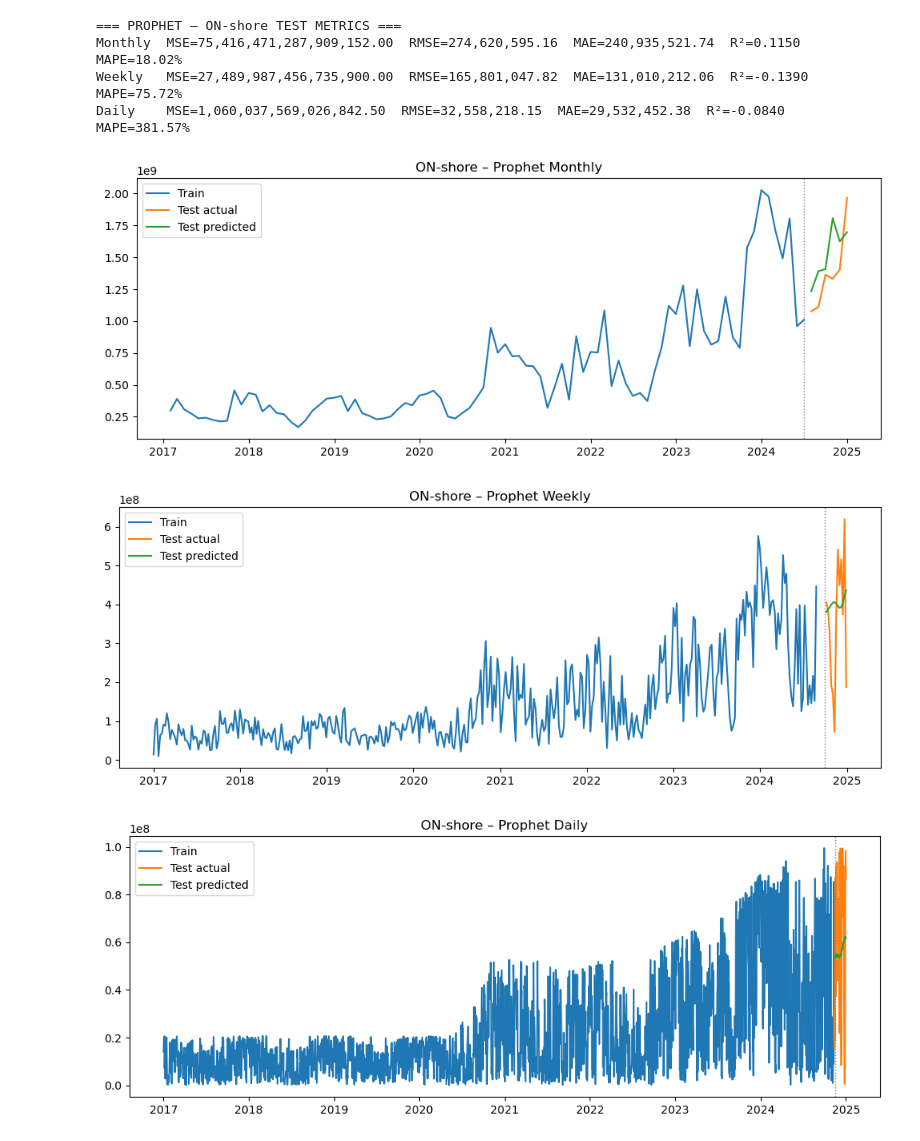
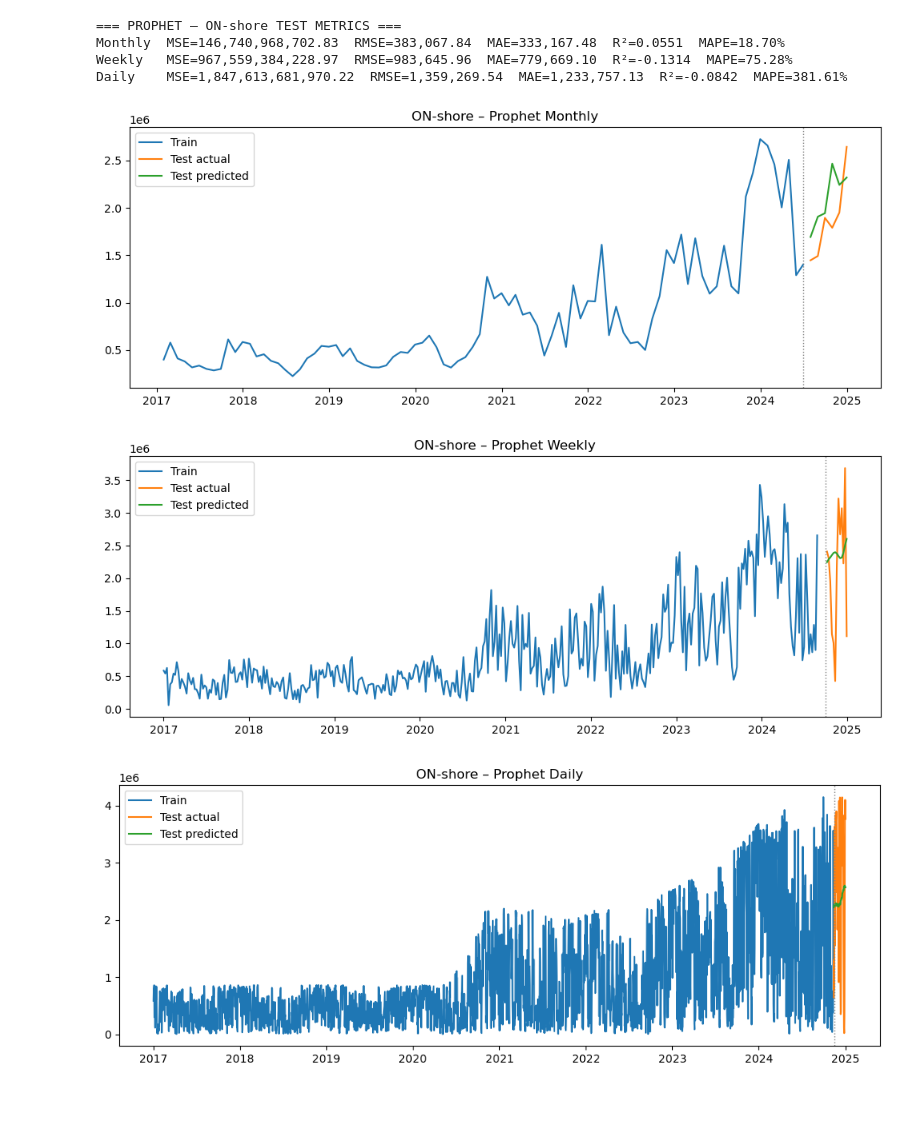
Before and after one commit to benrodion/Watts-next, a Jupyter notebook: models_prophet.ipynb, the cells around one changed output. Cells and saved outputs as stored; diff of their text form; code cells hidden in the pictures; blank space fills up the shorter version.

```diff
--- a/models_prophet.ipynb
+++ b/models_prophet.ipynb
@@ -6,7 +6,7 @@ import pandas as pd, numpy as np, matplotlib.pyplot as plt
 from sklearn.metrics import mean_squared_error, mean_absolute_error, r2_score
 from prophet import Prophet
 
-DATA_PATH = "final_offshore_data_2017_2025.csv"
+DATA_PATH = "/Users/polina/Watts-next/data/final_offshore_data_2017_2025.csv"
 SITE      = "OFF‑shore"
 
 # 1) LOAD & PREP -------------------------------------------------------
@@ -19,7 +19,7 @@ df = df.sort_values("ds").set_index("ds")
 
 # 2) AGGREGATE ---------------------------------------------------------
 def make_agg(rule):
-    g = df.resample(rule)["y"].sum().to_frame()
+    g = df.resample(rule)["y"].mean().to_frame()
     g["ds"] = g.index
     return g.reset_index(drop=True)
 
@@ -103,7 +103,7 @@ import pandas as pd, numpy as np, matplotlib.pyplot as plt
 from sklearn.metrics import mean_squared_error, mean_absolute_error, r2_score
 from prophet import Prophet
 
-DATA_PATH = "final_onshore_data_2017_2025.csv"
+DATA_PATH = "/Users/polina/Watts-next/data/final_onshore_data_2017_2025.csv"
 SITE      = "ON‑shore"
 
 # 1) LOAD & PREP -------------------------------------------------------
@@ -116,7 +116,7 @@ df = df.sort_values("ds").set_index("ds")
 
 # 2) AGGREGATE ---------------------------------------------------------
 def make_agg(rule):
-    g = df.resample(rule)["y"].sum().to_frame()
+    g = df.resample(rule)["y"].mean().to_frame()
     g["ds"] = g.index
     return g.reset_index(drop=True)
 
@@ -188,7 +188,7 @@ plot_one(d_tr, d_te,
 === PROPHET – ON‑shore TEST METRICS ===
-Monthly  MSE=75,416,471,287,909,152.00  RMSE=274,620,595.16  MAE=240,935,521.74  R²=0.1150  MAPE=18.02%
-Weekly   MSE=27,489,987,456,735,900.00  RMSE=165,801,047.82  MAE=131,010,212.06  R²=-0.1390  MAPE=75.72%
-Daily    MSE=1,060,037,569,026,842.50  RMSE=32,558,218.15  MAE=29,532,452.38  R²=-0.0840  MAPE=381.57%
+Monthly  MSE=146,740,968,702.83  RMSE=383,067.84  MAE=333,167.48  R²=0.0551  MAPE=18.70%
+Weekly   MSE=967,559,384,228.97  RMSE=983,645.96  MAE=779,669.10  R²=-0.1314  MAPE=75.28%
+Daily    MSE=1,847,613,681,970.22  RMSE=1,359,269.54  MAE=1,233,757.13  R²=-0.0842  MAPE=381.61%
-[figure, old version]
+[figure, new version]
-[figure, old version]
+[figure, new version]
-[figure, old version]
+[figure, new version]
```
Also changed, not shown: parts of 2 cells of this notebook, 1 other file.
